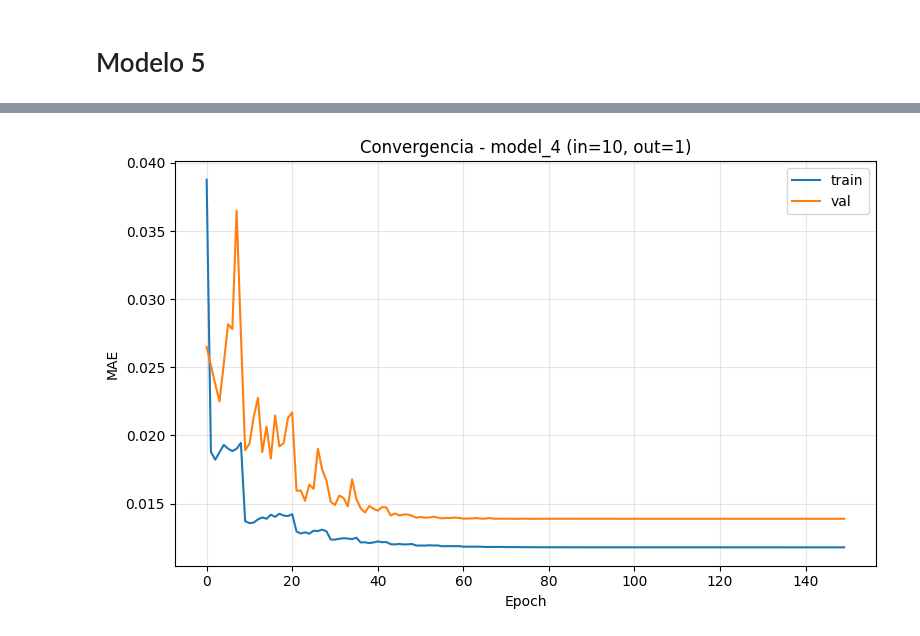
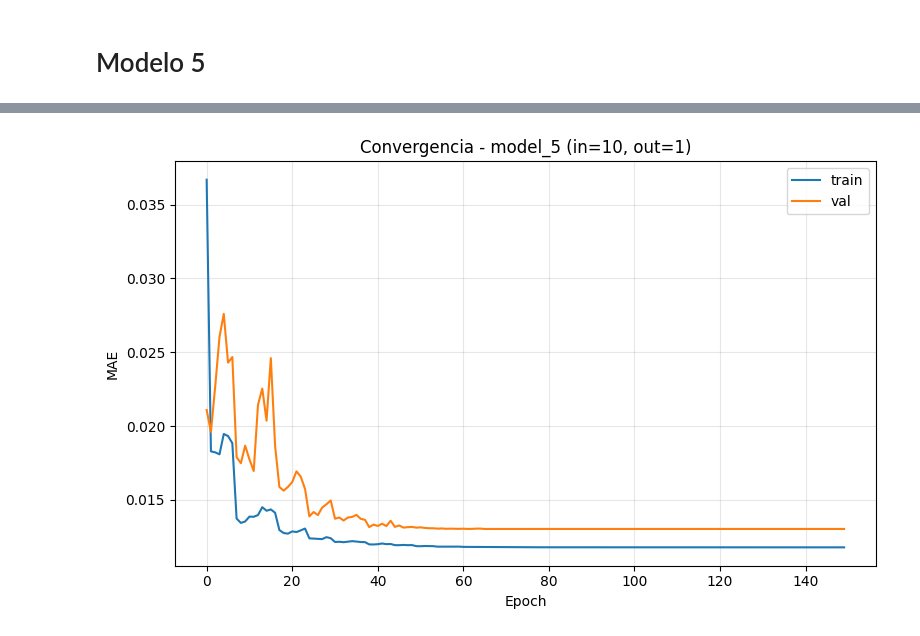
Before and after one commit to feraltauste1/TAREA_REDES_NEURONALES, a Jupyter notebook: notebooks/04_convolucionales.ipynb, the cells around one changed output, grey strips where cells are left out. Saved outputs shown, nothing was run; the diff lists cells and outputs as text; code cells hidden in the pictures.

Commit message:
Nuevos modelos

```diff
--- a/notebooks/04_convolucionales.ipynb
+++ b/notebooks/04_convolucionales.ipynb
@@ -592,17 +592,17 @@ conv_s | in=10 out= 1 | train=0.0118 val=0.0139 test=0.0175 ep=150
 # %%
 plt.figure(figsize=(8, 5))
 plt.plot(hist_5.history['loss'], label='train')
 plt.plot(hist_5.history['val_loss'], label='val')
 
-plt.title(f'Convergencia - model_4 (in={V_in}, out={V_out})')
+plt.title(f'Convergencia - model_5 (in={V_in}, out={V_out})')
 plt.xlabel('Epoch')
 plt.ylabel('MAE')
 plt.legend()
 plt.grid(True, alpha=0.3)
 plt.tight_layout()
 plt.show()
 # %% [output]
-[figure, old version]
+[figure, new version]
 # %%
 # Tabla resumen del modelo
 df_res = pd.DataFrame([{
```
Also changed, not shown: parts of 30 cells of this notebook.
